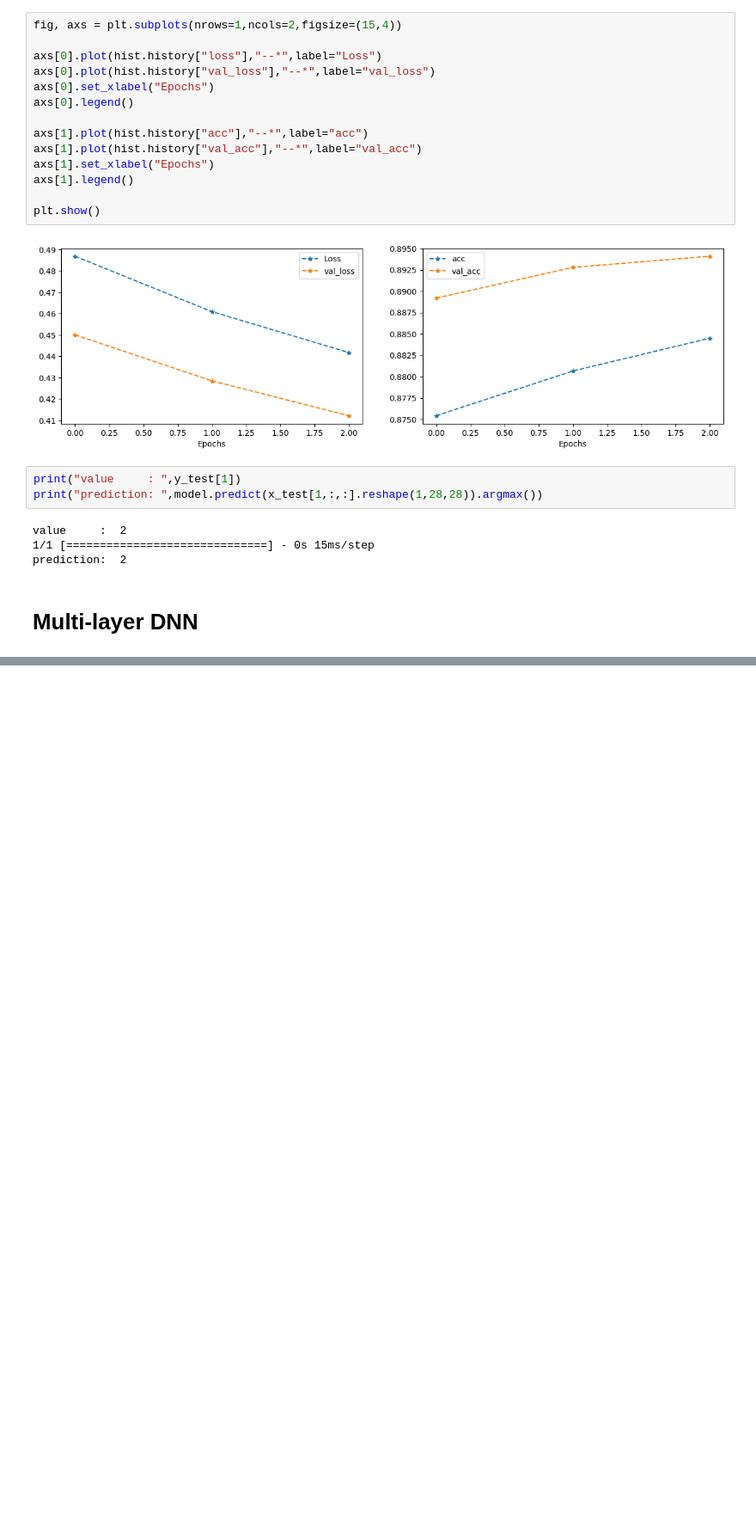
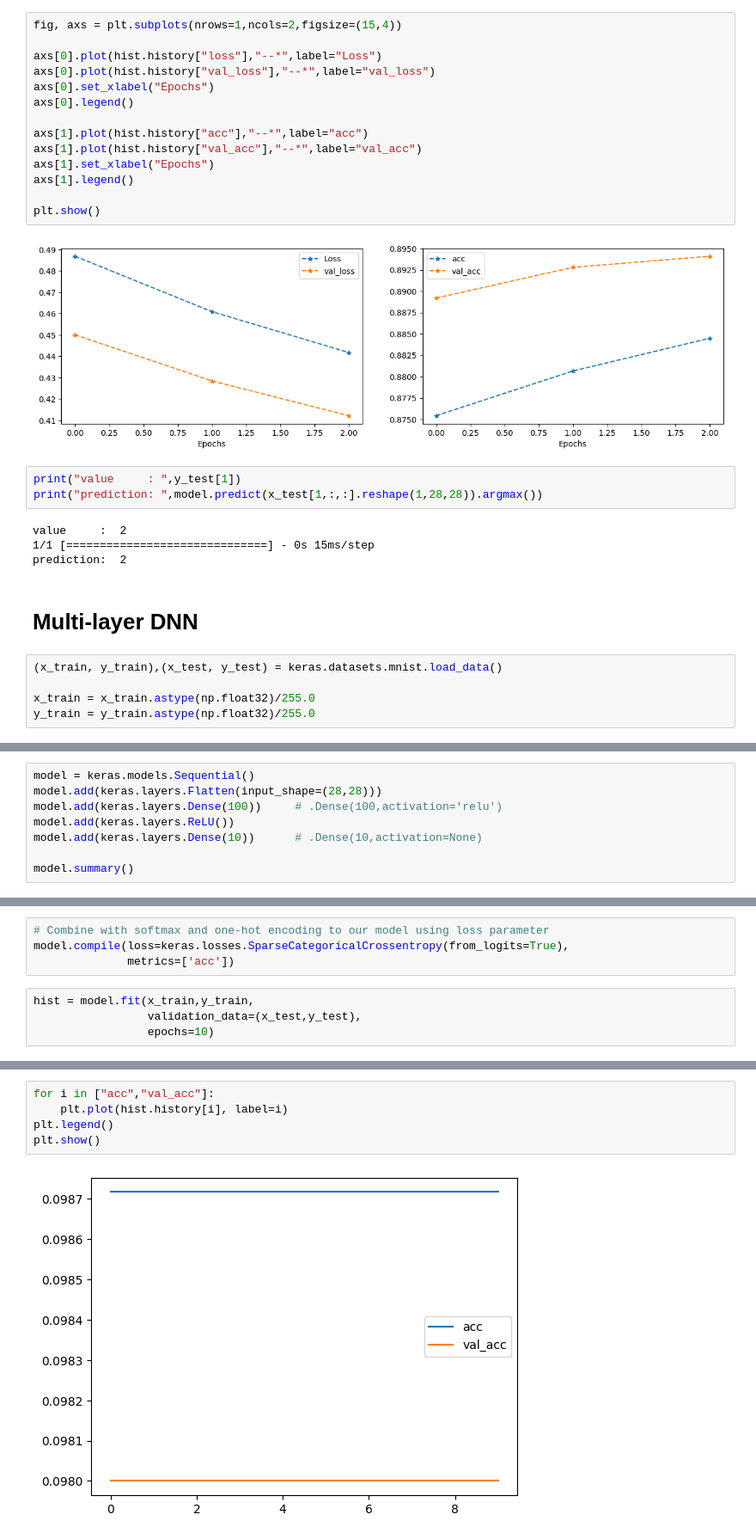
Before and after one commit to galois1915/Computer-vision, a Jupyter notebook: DNN_TensorFlow.ipynb, the cells around one changed output, grey strips where cells are left out. Shown: that part at 86% size. Drawn from its saved outputs; the diff is of its cells as text; blank space fills up the shorter version.

Commit message:
finish DNN in TensorFlow and begin with fundamentals of PyTorch to build model DNN

```diff
--- a/DNN_TensorFlow.ipynb
+++ b/DNN_TensorFlow.ipynb
@@ -137,3 +130,8 @@ value     :  2
 prediction:  2
 # %% [markdown]
 # Multi-layer DNN
+# %%
+(x_train, y_train),(x_test, y_test) = keras.datasets.mnist.load_data()
+
+x_train = x_train.astype(np.float32)/255.0
+y_train = y_train.astype(np.float32)/255.0
@@ -139,0 +150,8 @@ prediction:  2
+# %%
+model = keras.models.Sequential()
+model.add(keras.layers.Flatten(input_shape=(28,28)))
+model.add(keras.layers.Dense(100))     # .Dense(100,activation='relu')
+model.add(keras.layers.ReLU())
+model.add(keras.layers.Dense(10))      # .Dense(10,activation=None)
+
+model.summary()
@@ -139,0 +176,8 @@ prediction:  2
+# %%
+# Combine with softmax and one-hot encoding to our model using loss parameter
+model.compile(loss=keras.losses.SparseCategoricalCrossentropy(from_logits=True),
+              metrics=['acc'])
+# %%
+hist = model.fit(x_train,y_train,
+                 validation_data=(x_test,y_test),
+                 epochs=10)
@@ -139,0 +205,7 @@ prediction:  2
+# %%
+for i in ["acc","val_acc"]:
+    plt.plot(hist.history[i], label=i)
+plt.legend()
+plt.show()
+# %% [output]
+[figure, added]
```
Also changed, not shown: parts of 4 cells of this notebook, 2 other files.
